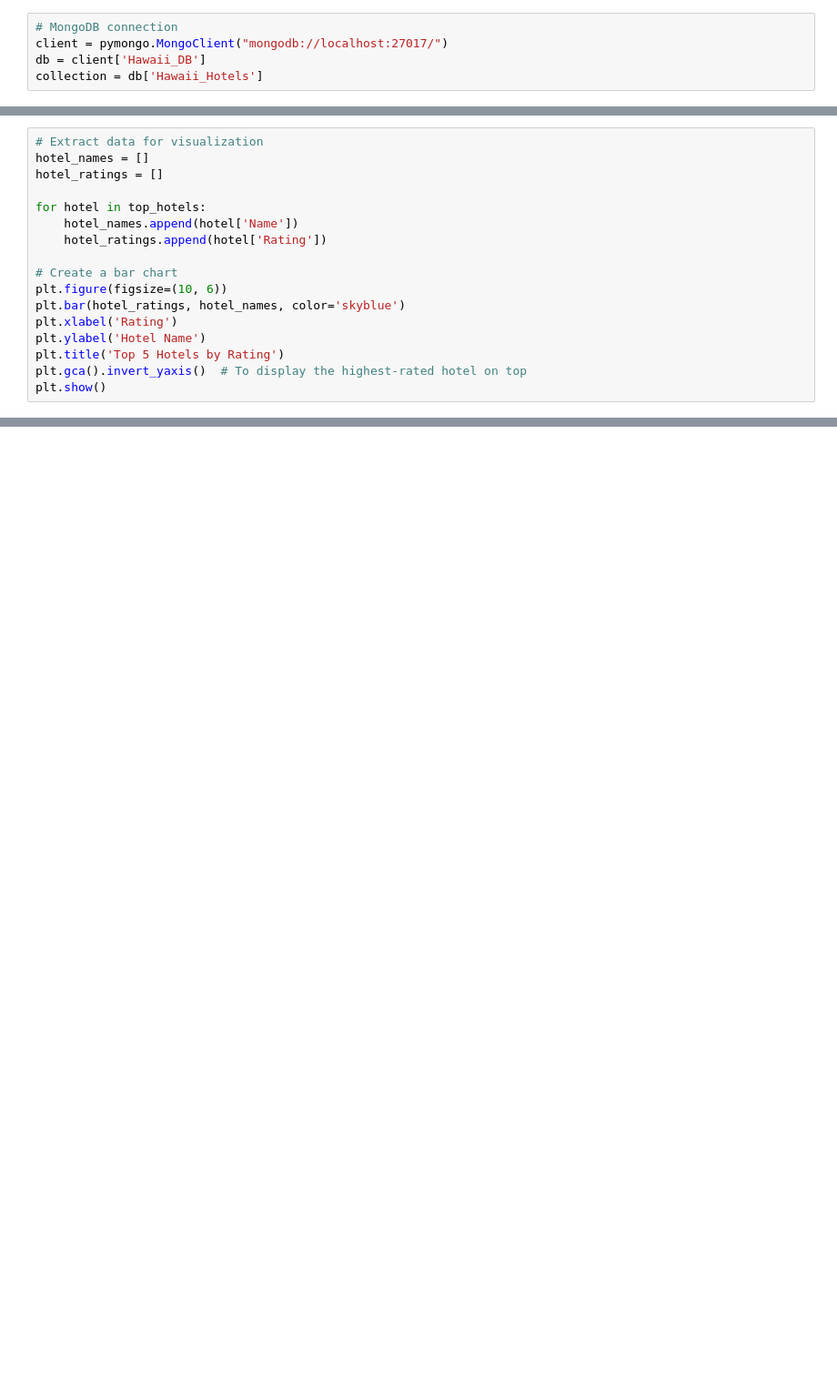
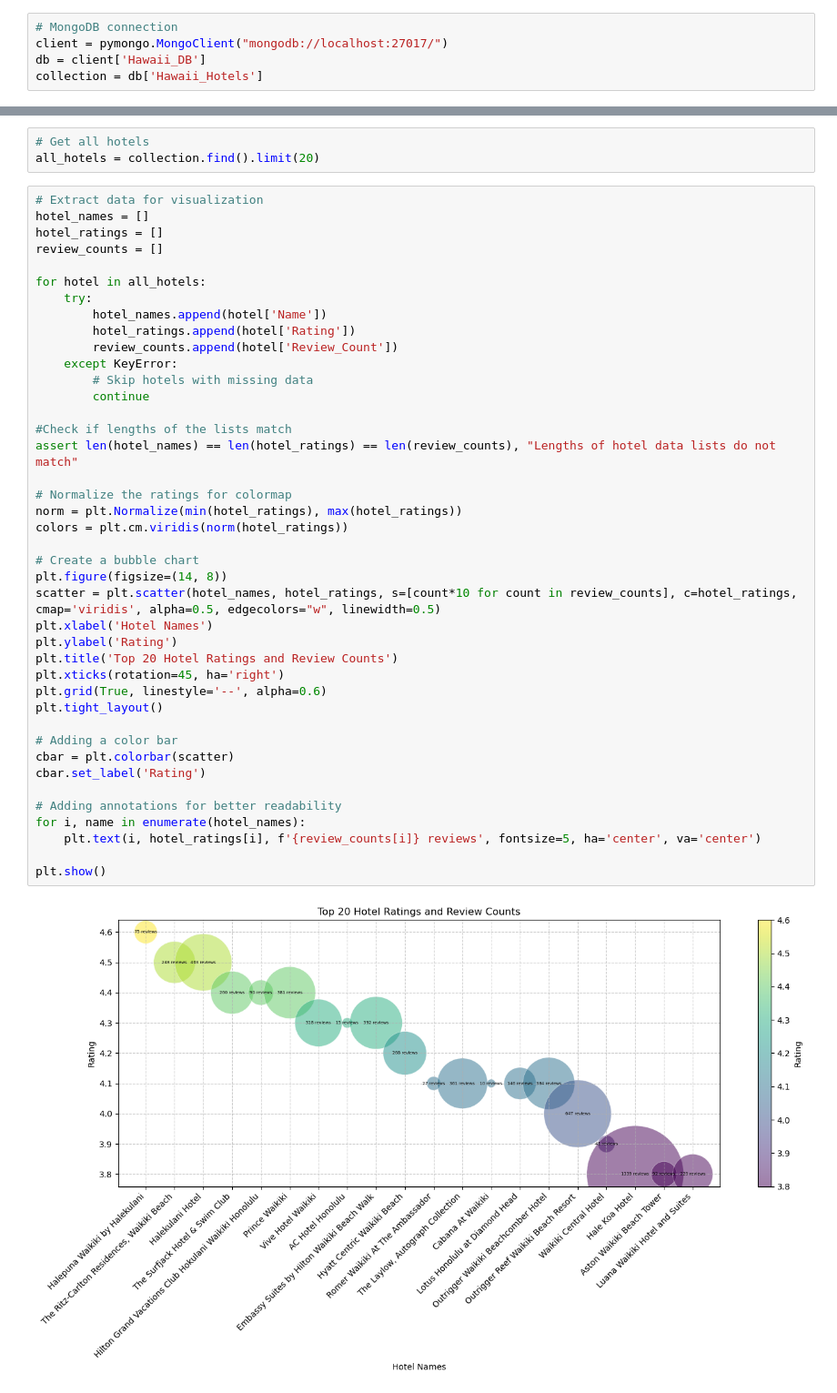
Before and after one commit to messymessina29/Hawaii_Tour_Guide_Project, a Jupyter notebook: Adriel/Hawaii_hotel_visualizations.ipynb, the cells around one changed output, grey strips where cells are left out. Shown at 91% size. Cells and saved outputs as stored; diff of their text form; blank space fills up the shorter version.

```diff
--- a/Adriel/Hawaii_hotel_visualizations.ipynb
+++ b/Adriel/Hawaii_hotel_visualizations.ipynb
@@ -97,17 +26,0 @@ top_hotels = collection.find().sort("Rating", -1).limit(5)
-# %%
-# Extract data for visualization
-hotel_names = []
-hotel_ratings = []
-
-for hotel in top_hotels:
-    hotel_names.append(hotel['Name'])
-    hotel_ratings.append(hotel['Rating'])
-
-# Create a bar chart
-plt.figure(figsize=(10, 6))
-plt.bar(hotel_ratings, hotel_names, color='skyblue')
-plt.xlabel('Rating')
-plt.ylabel('Hotel Name')
-plt.title('Top 5 Hotels by Rating')
-plt.gca().invert_yaxis()  # To display the highest-rated hotel on top
-plt.show()
@@ -115,0 +27,46 @@ plt.show()
+# %%
+# Get all hotels
+all_hotels = collection.find().limit(20)
+# %%
+# Extract data for visualization
+hotel_names = []
+hotel_ratings = []
+review_counts = []
+
+for hotel in all_hotels:
+    try:
+        hotel_names.append(hotel['Name'])
+        hotel_ratings.append(hotel['Rating'])
+        review_counts.append(hotel['Review_Count'])
+    except KeyError:
+        # Skip hotels with missing data
+        continue
+
+#Check if lengths of the lists match
+assert len(hotel_names) == len(hotel_ratings) == len(review_counts), "Lengths of hotel data lists do not match"
+
+# Normalize the ratings for colormap
+norm = plt.Normalize(min(hotel_ratings), max(hotel_ratings))
+colors = plt.cm.viridis(norm(hotel_ratings))
+
+# Create a bubble chart
+plt.figure(figsize=(14, 8))
+scatter = plt.scatter(hotel_names, hotel_ratings, s=[count*10 for count in review_counts], c=hotel_ratings, cmap='viridis', alpha=0.5, edgecolors="w", linewidth=0.5)
+plt.xlabel('Hotel Names')
+plt.ylabel('Rating')
+plt.title('Top 20 Hotel Ratings and Review Counts')
+plt.xticks(rotation=45, ha='right')
+plt.grid(True, linestyle='--', alpha=0.6)
+plt.tight_layout()
+
+# Adding a color bar
+cbar = plt.colorbar(scatter)
+cbar.set_label('Rating')
+
+# Adding annotations for better readability
+for i, name in enumerate(hotel_names):
+    plt.text(i, hotel_ratings[i], f'{review_counts[i]} reviews', fontsize=5, ha='center', va='center')
+
+plt.show()
+# %% [output]
+[figure, added]
```
Also changed, not shown: parts of 11 cells of this notebook, 6 other files.
